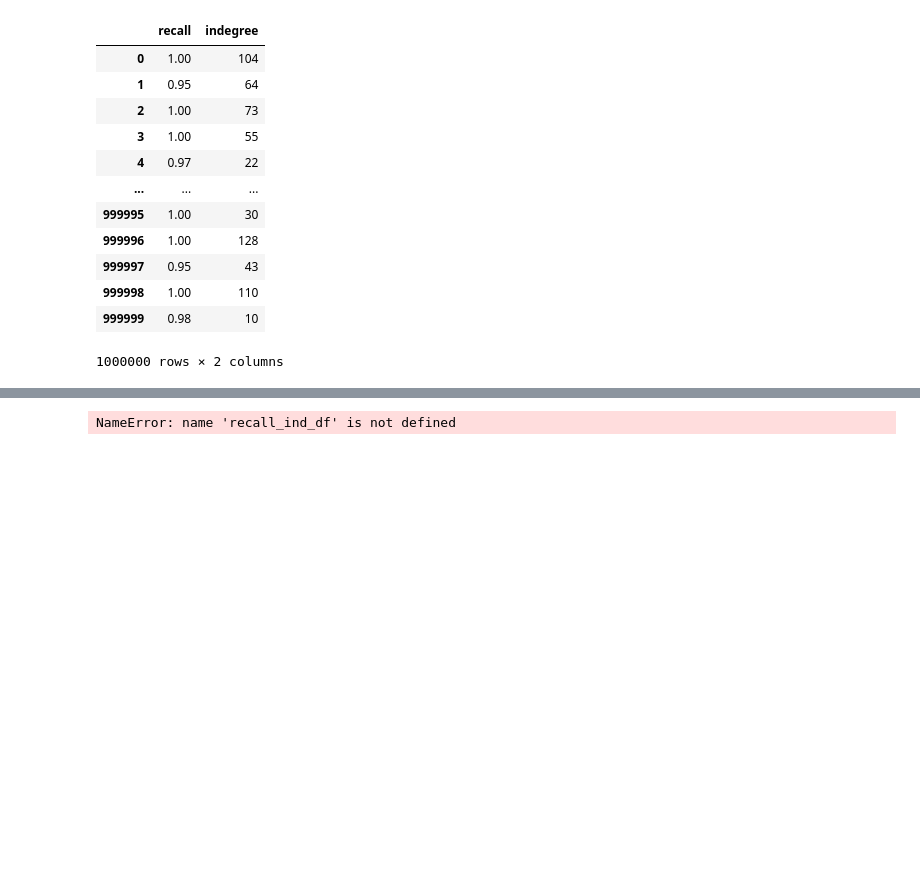
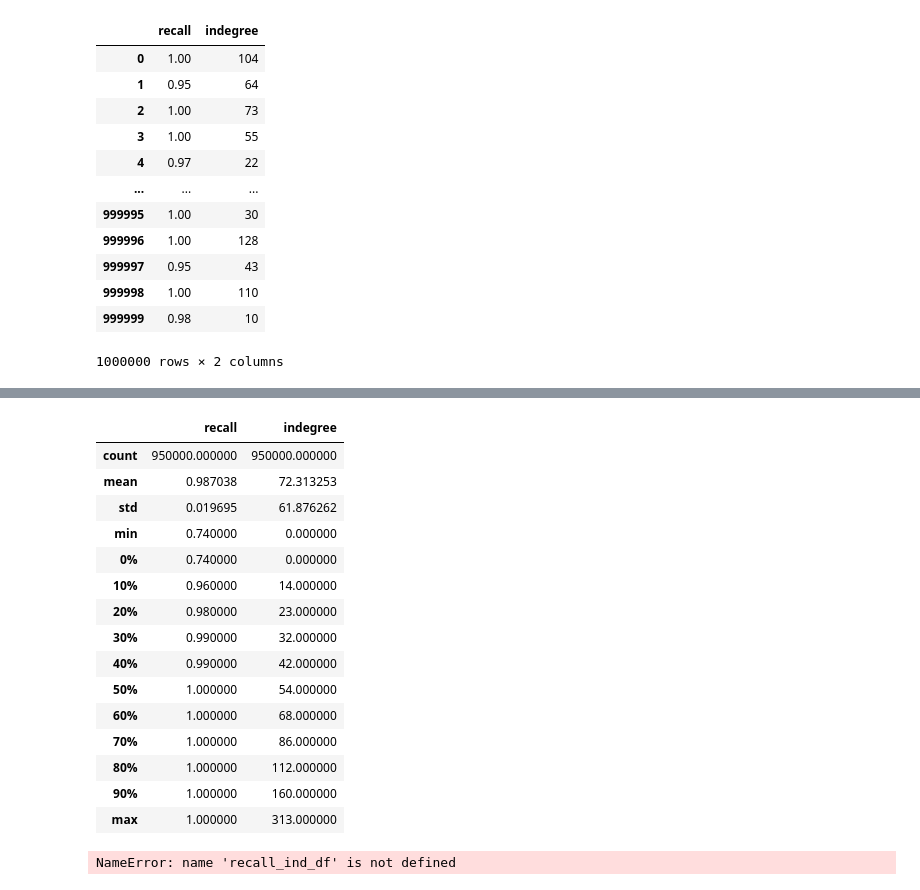
Before and after one commit to matchyc/contest_kgraph, a Jupyter notebook: graph_analyze.ipynb, the cells around one changed output, grey strips where cells are left out. Saved outputs shown, nothing was run; the diff lists cells and outputs as text; code cells hidden in the pictures; blank space fills up the shorter version.

```diff
--- a/graph_analyze.ipynb
+++ b/graph_analyze.ipynb
@@ -201,3 +201,22 @@ sorted_df.plot(x='indegree', y='recall', kind='scatter')
+# %%
+sorted_df.describe(percentiles=np.arange(0, 1, 0.1))
+# %% [output]
+|  | recall | indegree |
+| count | 950000.000000 | 950000.000000 |
+| mean | 0.987038 | 72.313253 |
+| std | 0.019695 | 61.876262 |
+| min | 0.740000 | 0.000000 |
+| 0% | 0.740000 | 0.000000 |
+| 10% | 0.960000 | 14.000000 |
+| 20% | 0.980000 | 23.000000 |
+| 30% | 0.990000 | 32.000000 |
+| 40% | 0.990000 | 42.000000 |
+| 50% | 1.000000 | 54.000000 |
+| 60% | 1.000000 | 68.000000 |
+| 70% | 1.000000 | 86.000000 |
+| 80% | 1.000000 | 112.000000 |
+| 90% | 1.000000 | 160.000000 |
+| max | 1.000000 | 313.000000 |
 # %%
 recall_ind_df.polt()
 # %% [output]
```
Also changed, not shown: parts of 1 cell of this notebook, 21 other files.
